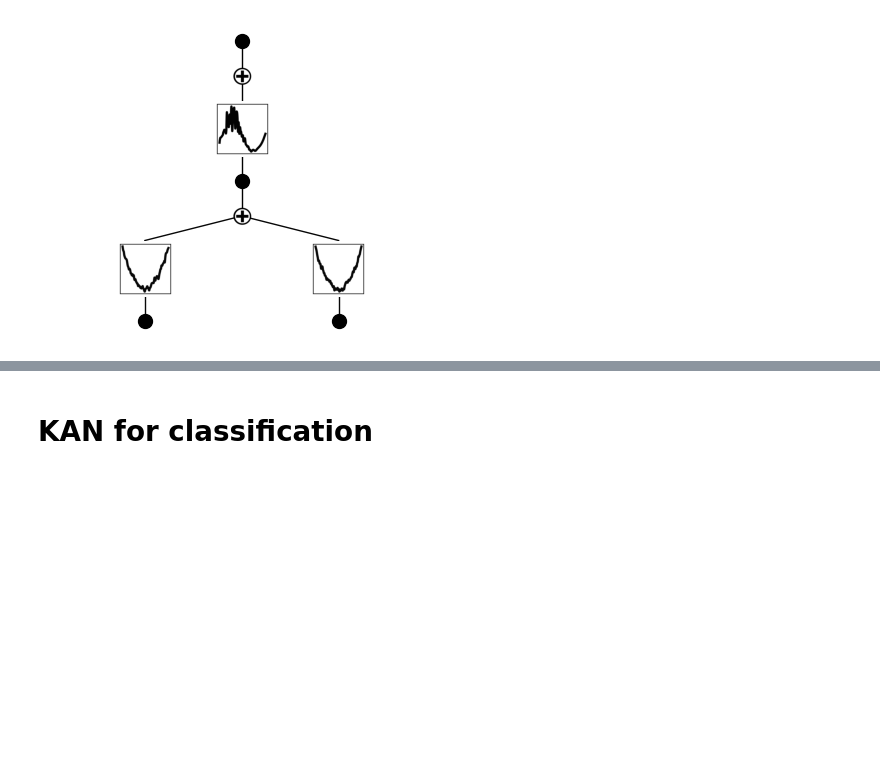
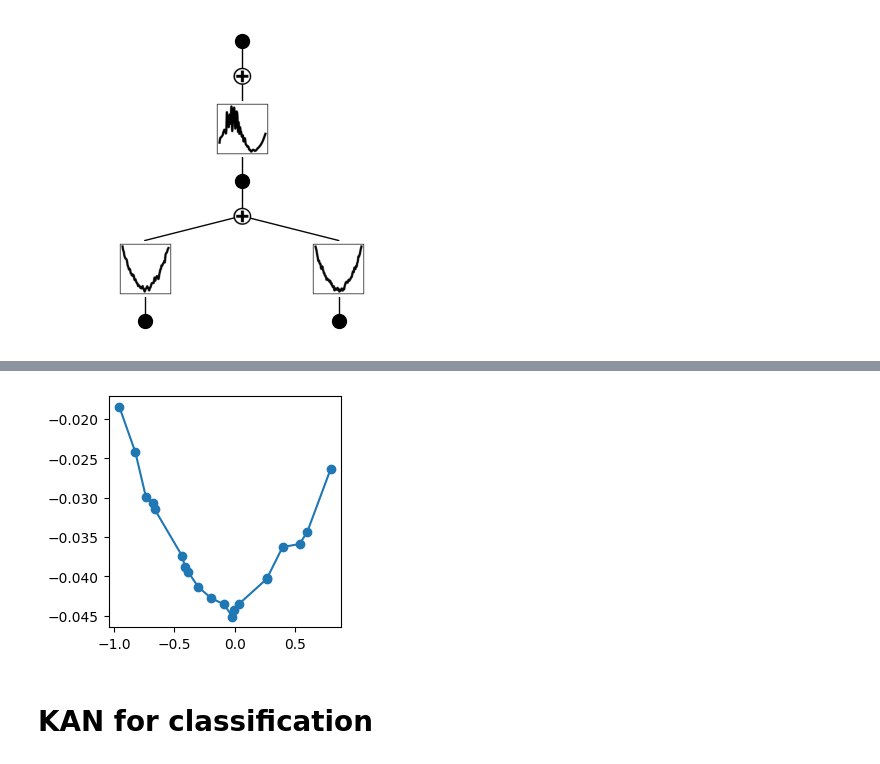
Before and after one commit to TAUforPython/machinelearning, a Jupyter notebook: NN KAN timeseries.ipynb, the cells around one changed output, grey strips where cells are left out. Cells and saved outputs as stored; diff of their text form; code cells hidden in the pictures; blank space fills up the shorter version.

```diff
--- a/NN KAN timeseries.ipynb
+++ b/NN KAN timeseries.ipynb
@@ -627,0 +678,12 @@ model.plot()
+# %%
+#edge is indexed as l,i,j
+# where l is the layer index,
+# i is the input neuron index,
+# j and  is output neuron index.
+
+l = 0
+i = 0
+j = 0
+x, y = model.get_fun(l,i,j)
+# %% [output]
+[figure, added]
```
Also changed, not shown: parts of 7 cells of this notebook.
